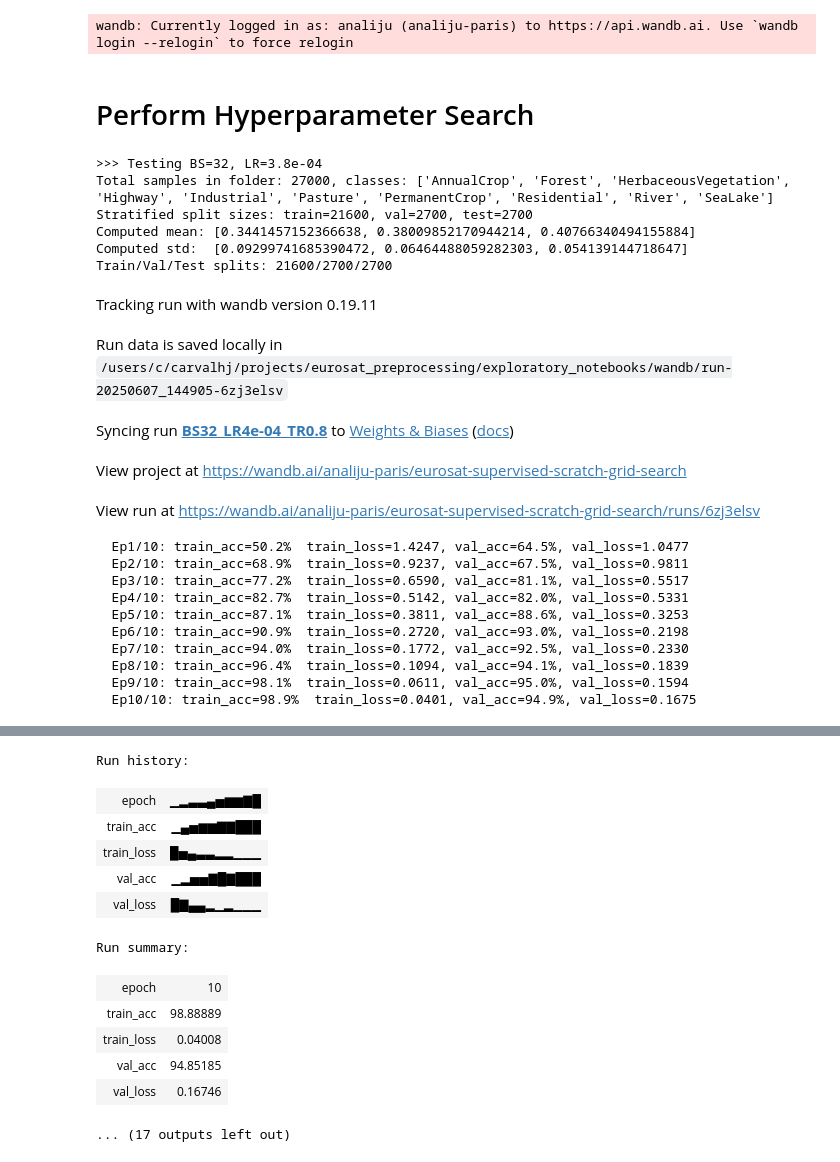
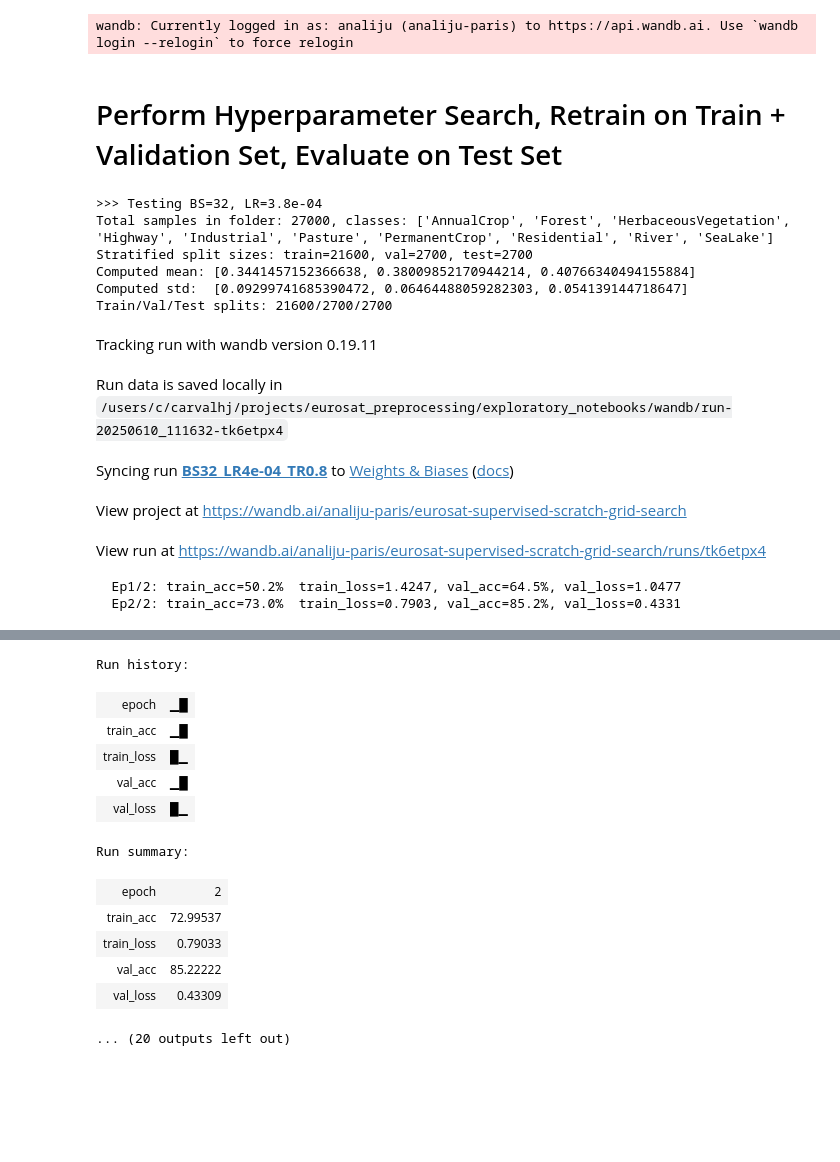
Before and after one commit to JuCarv-bit/eurosat_preprocessing, a Jupyter notebook: exploratory_notebooks/eurosat_supervised_nopretrain.ipynb, the cells around one changed output, grey strips where cells are left out. Drawn from its saved outputs; the diff is of its cells as text; code cells hidden in the pictures; blank space fills up the shorter version.

Commit message:
simple refactoring on supervised code

```diff
--- a/exploratory_notebooks/eurosat_supervised_nopretrain.ipynb
+++ b/exploratory_notebooks/eurosat_supervised_nopretrain.ipynb
@@ -24,7 +23,7 @@ wandb: Currently logged in as: analiju (analiju-paris) to https://api.wandb.ai.
 
 LOCAL_OR_COLAB = "LOCAL"
 SEED           = 42
-NUM_EPOCHS     = 10
+NUM_EPOCHS     = 2
 DEVICE         = torch.device("cuda" if torch.cuda.is_available() else "cpu")
 
 TRAIN_FRAC = 0.8
@@ -33,7 +32,7 @@ TEST_FRAC  = 0.1
 
 # hyperparameter grid
 # BATCH_SIZES = [64, 128, 256]
-BATCH_SIZES = [32, 64]  # Using a single batch size for simplicity
+BATCH_SIZES = [32]  # Using a single batch size for simplicity
 LRS = [1e-4, 3e-4]
 
 GRID        = [
@@ -260,18 +235,35 @@ def evaluate(model, loader, num_classes):
 
 def plot_confusion_matrix_from_preds(y_true, y_pred, class_names):
     cm = confusion_matrix(y_true, y_pred)
-    plt.figure(figsize=(8,8))
+    # normalize by true-label counts (row‐wise) to get percentages
+    cm_norm = cm.astype(float) / cm.sum(axis=1, keepdims=True)
+
+    plt.figure(figsize=(8, 8))
     plt.imshow(cm, interpolation='nearest', cmap=plt.cm.Blues)
     plt.colorbar()
+
     ticks = np.arange(len(class_names))
     plt.xticks(ticks, class_names, rotation=90)
     plt.yticks(ticks, class_names)
     plt.xlabel('Predicted')
     plt.ylabel('True')
+
+    # threshold for text color
+    thresh = cm.max() / 2.0
+    for i in range(len(class_names)):
+        for j in range(len(class_names)):
+            pct = cm_norm[i, j] * 100
+            plt.text(
+                j, i,
+                f"{cm[i, j]}\n{pct:.1f}%",
+                ha="center", va="center",
+                color="white" if cm[i, j] > thresh else "black"
+            )
+
     plt.tight_layout()
     plt.show()
 
-def plot_class_acc_prop():
+def plot_class_acc_prop(te_dl, acc_vals, class_proportions_test):
     classes = te_dl.dataset.dataset.classes
     x = np.arange(len(classes))
 
@@ -381,4 +373,4 @@ def hyperparam_search(pretrained=True):
 
     return best_cfg, best_model
 # %% [markdown]
-# Perform Hyperparameter Search
+# Perform Hyperparameter Search, Retrain on Train + Validation Set, Evaluate on Test Set
@@ -385,44 +452,44 @@ def hyperparam_search(pretrained=True):
 # %%
 # Main
 set_seed(SEED)
 
-best_cfg, best_model = hyperparam_search(pretrained=False)
+best_cfg, _    = hyperparam_search(pretrained=False)
+bs, lr, wd     = best_cfg
+tr_dl, val_dl, te_dl, n_cls = get_data_loaders(DATA_DIR, bs)
 
-bs, lr, wd = best_cfg
-tr_dl, val_dl, te_dl, n_cls = get_data_loaders(DATA_DIR, bs)
+# Retrain on TRAIN+VAL
+final_model, combined_ds = retrain_final_model(tr_dl, val_dl, n_cls, bs, lr, wd, NUM_EPOCHS)
+
+evaluate_and_log(final_model, te_dl, combined_ds, n_cls, bs, lr)
+
+final_path = f"models/eurosat_supervised_final_bs{bs}_lr{lr:.0e}.pth"
+torch.save(final_model.state_dict(), final_path)
+print(f"Final model saved to {final_path}")
 # %% [output]
 >>> Testing BS=32, LR=3.8e-04
 Total samples in folder: 27000, classes: ['AnnualCrop', 'Forest', 'HerbaceousVegetation', 'Highway', 'Industrial', 'Pasture', 'PermanentCrop', 'Residential', 'River', 'SeaLake']
 Stratified split sizes: train=21600, val=2700, test=2700
 Computed mean: [0.3441457152366638, 0.38009852170944214, 0.40766340494155884]
 Computed std:  [0.09299741685390472, 0.06464488059282303, 0.054139144718647]
 Train/Val/Test splits: 21600/2700/2700
 Tracking run with wandb version 0.19.11
-Run data is saved locally in /users/c/carvalhj/projects/eurosat_preprocessing/exploratory_notebooks/wandb/run-20250607_144905-6zj3elsv
+Run data is saved locally in /users/c/carvalhj/projects/eurosat_preprocessing/exploratory_notebooks/wandb/run-20250610_111632-tk6etpx4
 Syncing run BS32_LR4e-04_TR0.8 to Weights & Biases (docs)
 View project at https://wandb.ai/analiju-paris/eurosat-supervised-scratch-grid-search
-View run at https://wandb.ai/analiju-paris/eurosat-supervised-scratch-grid-search/runs/6zj3elsv
+View run at https://wandb.ai/analiju-paris/eurosat-supervised-scratch-grid-search/runs/tk6etpx4
-  Ep1/10: train_acc=50.2%  train_loss=1.4247, val_acc=64.5%, val_loss=1.0477
-  Ep2/10: train_acc=68.9%  train_loss=0.9237, val_acc=67.5%, val_loss=0.9811
-  Ep3/10: train_acc=77.2%  train_loss=0.6590, val_acc=81.1%, val_loss=0.5517
-  Ep4/10: train_acc=82.7%  train_loss=0.5142, val_acc=82.0%, val_loss=0.5331
-  Ep5/10: train_acc=87.1%  train_loss=0.3811, val_acc=88.6%, val_loss=0.3253
-  Ep6/10: train_acc=90.9%  train_loss=0.2720, val_acc=93.0%, val_loss=0.2198
-  Ep7/10: train_acc=94.0%  train_loss=0.1772, val_acc=92.5%, val_loss=0.2330
-  Ep8/10: train_acc=96.4%  train_loss=0.1094, val_acc=94.1%, val_loss=0.1839
-  Ep9/10: train_acc=98.1%  train_loss=0.0611, val_acc=95.0%, val_loss=0.1594
-  Ep10/10: train_acc=98.9%  train_loss=0.0401, val_acc=94.9%, val_loss=0.1675
+  Ep1/2: train_acc=50.2%  train_loss=1.4247, val_acc=64.5%, val_loss=1.0477
+  Ep2/2: train_acc=73.0%  train_loss=0.7903, val_acc=85.2%, val_loss=0.4331
 [interactive output not drawn]
 Run history:
-| epoch | ▁▂▃▃▄▅▆▆▇█ |
-| train_acc | ▁▄▅▆▆▇▇███ |
-| train_loss | █▅▄▃▃▂▂▁▁▁ |
-| val_acc | ▁▂▅▅▇█▇███ |
-| val_loss | █▇▄▄▂▁▂▁▁▁ |
+| epoch | ▁█ |
+| train_acc | ▁█ |
+| train_loss | █▁ |
+| val_acc | ▁█ |
+| val_loss | █▁ |
 Run summary:
-| epoch | 10 |
-| train_acc | 98.88889 |
-| train_loss | 0.04008 |
-| val_acc | 94.85185 |
-| val_loss | 0.16746 |
+| epoch | 2 |
+| train_acc | 72.99537 |
+| train_loss | 0.79033 |
+| val_acc | 85.22222 |
+| val_loss | 0.43309 |
-... (17 outputs left out)
+... (20 outputs left out)
```
Also changed, not shown: parts of 7 cells of this notebook.
